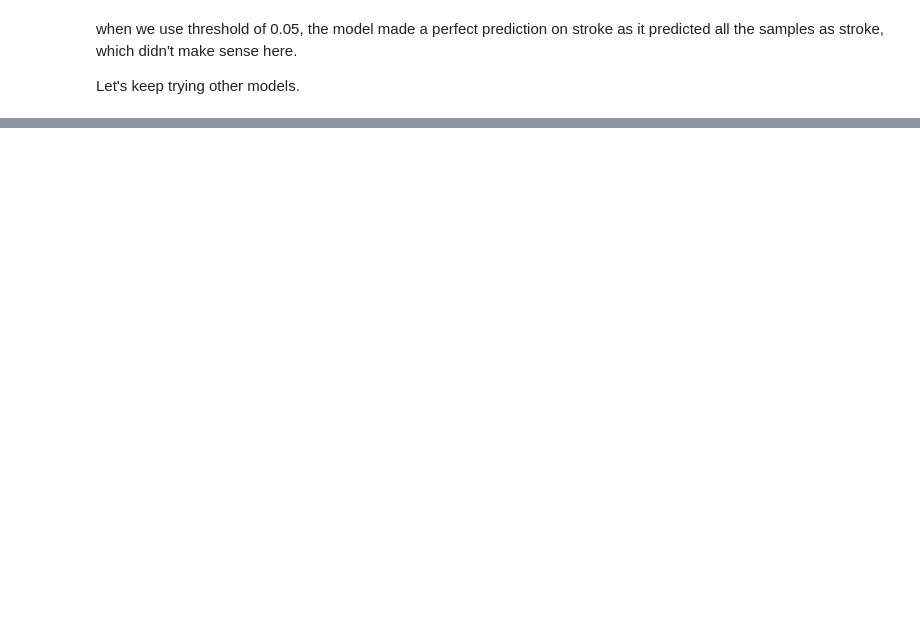
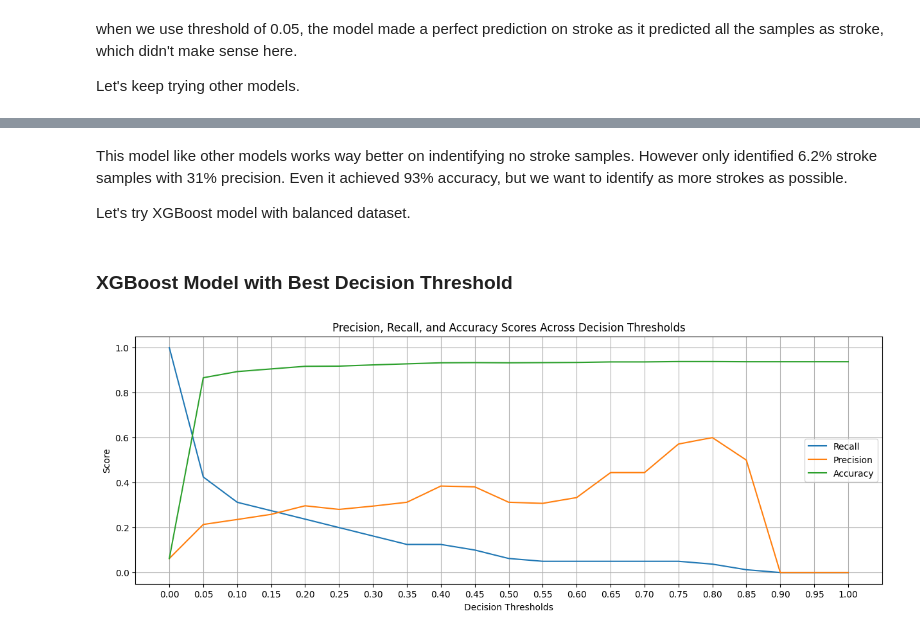
Before and after one commit to QianFu520/Machine-Learning-Stroke-Prediction, a Jupyter notebook: Part 4-Machine Learning.ipynb, the cells around one changed output, grey strips where cells are left out. Saved outputs shown, nothing was run; the diff lists cells and outputs as text; code cells hidden in the pictures; blank space fills up the shorter version.

```diff
--- a/Part 4-Machine Learning.ipynb
+++ b/Part 4-Machine Learning.ipynb
@@ -467,0 +502,14 @@ Let's keep trying other models.
+# %% [markdown]
+This model like other models works way better on indentifying no stroke samples. However only identified 6.2% stroke samples with 31% precision. Even it achieved 93% accuracy, but we want to identify as more strokes as possible.
+
+Let's try XGBoost model with balanced dataset.
+# %% [markdown]
+### XGBoost Model with Best Decision Threshold
+# %%
+DT_xgb = XGBClassifier()
+DT_xgb_pipe = make_pipeline(preprocessor, DT_xgb)
+DT_xgb_pipe.fit(X_train, y_train)
+
+best_decision_threshold(DT_xgb_pipe, X_test)
+# %% [output]
+[figure, added]
```
Also changed, not shown: parts of 26 cells of this notebook.
